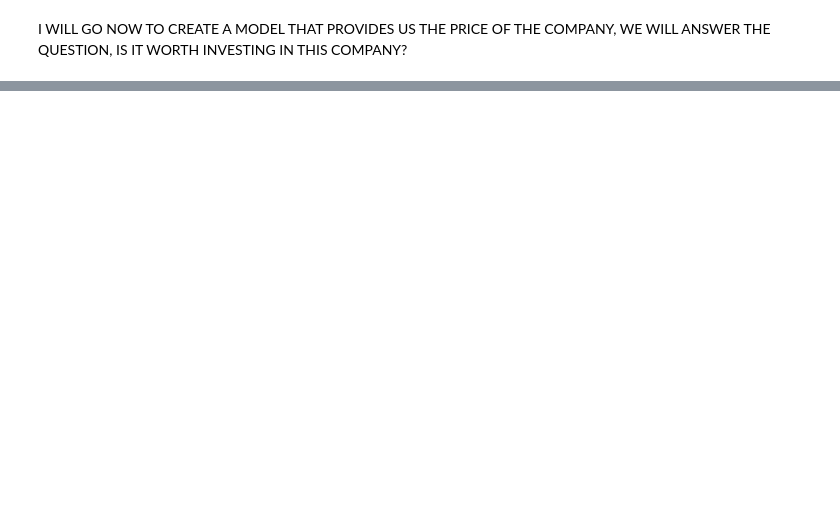
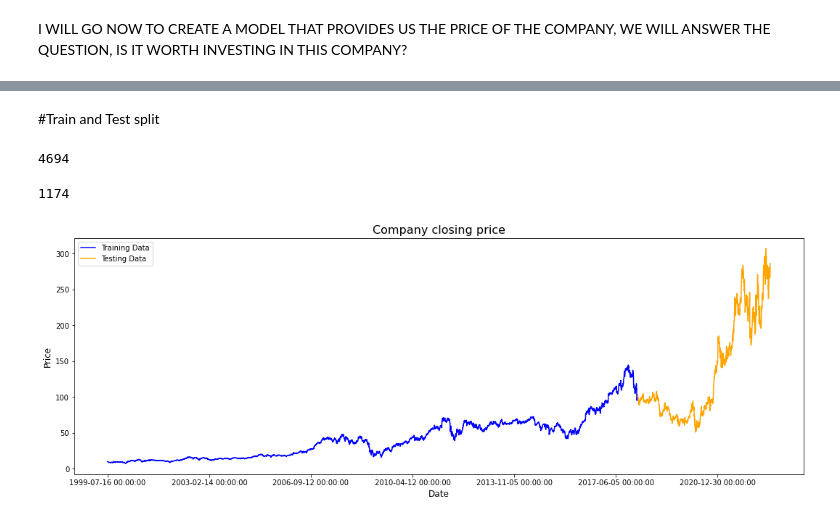
Before and after one commit to Anetta4/Stock_quotes, a Jupyter notebook: Stock_quotes.ipynb, the cells around one changed output, grey strips where cells are left out. Drawn from its saved outputs; the diff is of its cells as text; code cells hidden in the pictures; blank space fills up the shorter version.

```diff
--- a/Stock_quotes.ipynb
+++ b/Stock_quotes.ipynb
@@ -628,0 +474,29 @@ plt.show()
+# %% [markdown]
+#Train and Test split
+# %%
+train = df['close'][0:int(len(df)*0.8)]
+test = df['close'][int(len(df)*0.8):]
+
+train_ar = train.values
+test_ar = test.values
+# %%
+len(train)
+# %% [output]
+4694
+# %%
+len(test)
+# %% [output]
+1174
+# %%
+plt.figure(figsize=(18,6))
+plt.title('Company closing price', fontsize=16)
+plt.xlabel('Date', fontsize=12)
+plt.ylabel('Price', fontsize=12)
+plt.plot(train, 'blue', label='Training Data')
+plt.plot(test, 'orange', label='Testing Data')
+
+plt.xticks(np.arange(0,5867, 900), df['date'][0:5867:900])
+plt.legend()
+plt.show()
+# %% [output]
+[figure, added]
```
Also changed, not shown: parts of 99 cells of this notebook.
